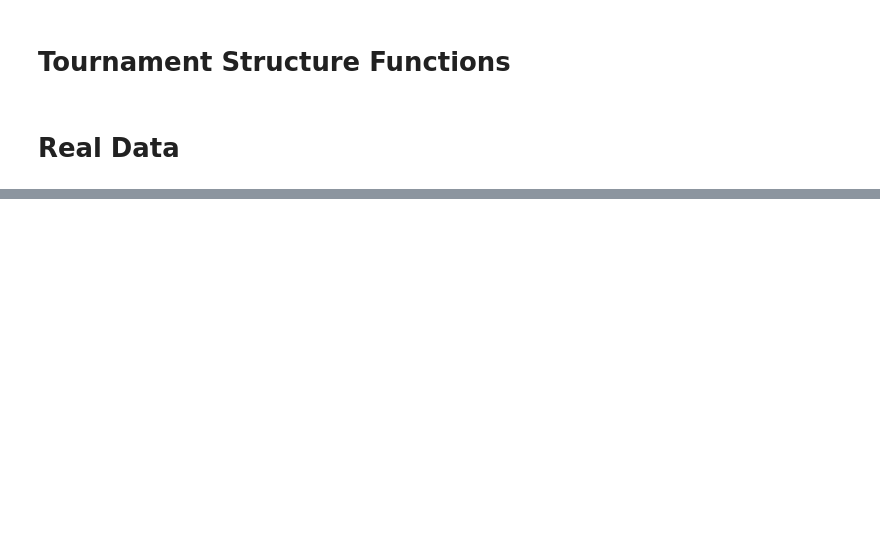
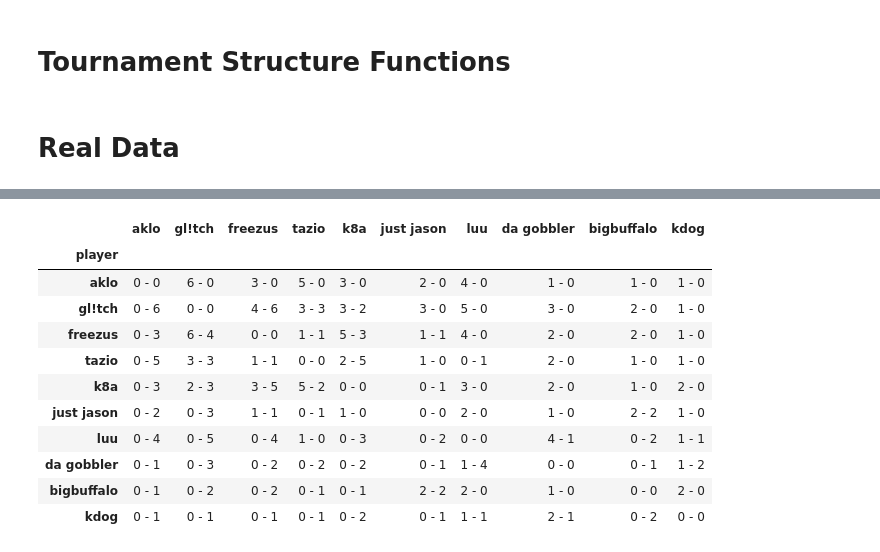
Before and after one commit to CommonerCoffee/bracket_simulation, a Jupyter notebook: bracket_simulation.ipynb, the cells around one changed output, grey strips where cells are left out. Saved outputs shown, nothing was run; the diff lists cells and outputs as text; code cells hidden in the pictures; blank space fills up the shorter version.

```diff
--- a/bracket_simulation.ipynb
+++ b/bracket_simulation.ipynb
@@ -130,2 +229,20 @@ h2h_sub
+# %%
+clique = largest_cliques[0]
+
+h2h_largest_subset = df_masked.loc[clique, clique]
+h2h_largest_subset
+# %% [output]
+|  | aklo | gl!tch | freezus | tazio | k8a | just jason | luu | da gobbler | bigbuffalo | kdog |
+| player |  |  |  |  |  |  |  |  |  |  |
+| aklo | 0 - 0 | 6 - 0 | 3 - 0 | 5 - 0 | 3 - 0 | 2 - 0 | 4 - 0 | 1 - 0 | 1 - 0 | 1 - 0 |
+| gl!tch | 0 - 6 | 0 - 0 | 4 - 6 | 3 - 3 | 3 - 2 | 3 - 0 | 5 - 0 | 3 - 0 | 2 - 0 | 1 - 0 |
+| freezus | 0 - 3 | 6 - 4 | 0 - 0 | 1 - 1 | 5 - 3 | 1 - 1 | 4 - 0 | 2 - 0 | 2 - 0 | 1 - 0 |
+| tazio | 0 - 5 | 3 - 3 | 1 - 1 | 0 - 0 | 2 - 5 | 1 - 0 | 0 - 1 | 2 - 0 | 1 - 0 | 1 - 0 |
+| k8a | 0 - 3 | 2 - 3 | 3 - 5 | 5 - 2 | 0 - 0 | 0 - 1 | 3 - 0 | 2 - 0 | 1 - 0 | 2 - 0 |
+| just jason | 0 - 2 | 0 - 3 | 1 - 1 | 0 - 1 | 1 - 0 | 0 - 0 | 2 - 0 | 1 - 0 | 2 - 2 | 1 - 0 |
+| luu | 0 - 4 | 0 - 5 | 0 - 4 | 1 - 0 | 0 - 3 | 0 - 2 | 0 - 0 | 4 - 1 | 0 - 2 | 1 - 1 |
+| da gobbler | 0 - 1 | 0 - 3 | 0 - 2 | 0 - 2 | 0 - 2 | 0 - 1 | 1 - 4 | 0 - 0 | 0 - 1 | 1 - 2 |
+| bigbuffalo | 0 - 1 | 0 - 2 | 0 - 2 | 0 - 1 | 0 - 1 | 2 - 2 | 2 - 0 | 1 - 0 | 0 - 0 | 2 - 0 |
+| kdog | 0 - 1 | 0 - 1 | 0 - 1 | 0 - 1 | 0 - 2 | 0 - 1 | 1 - 1 | 2 - 1 | 0 - 2 | 0 - 0 |
 # %%
 # Convert raw H2H table to probabilities
```
Also changed, not shown: parts of 7 cells of this notebook, 1 other file.
